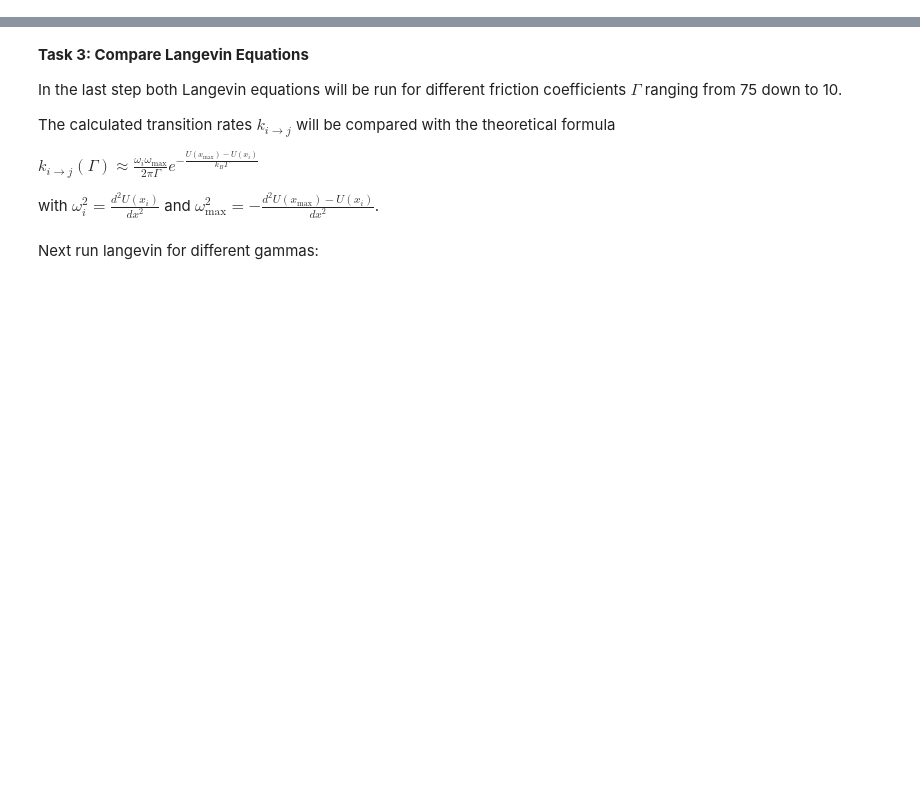
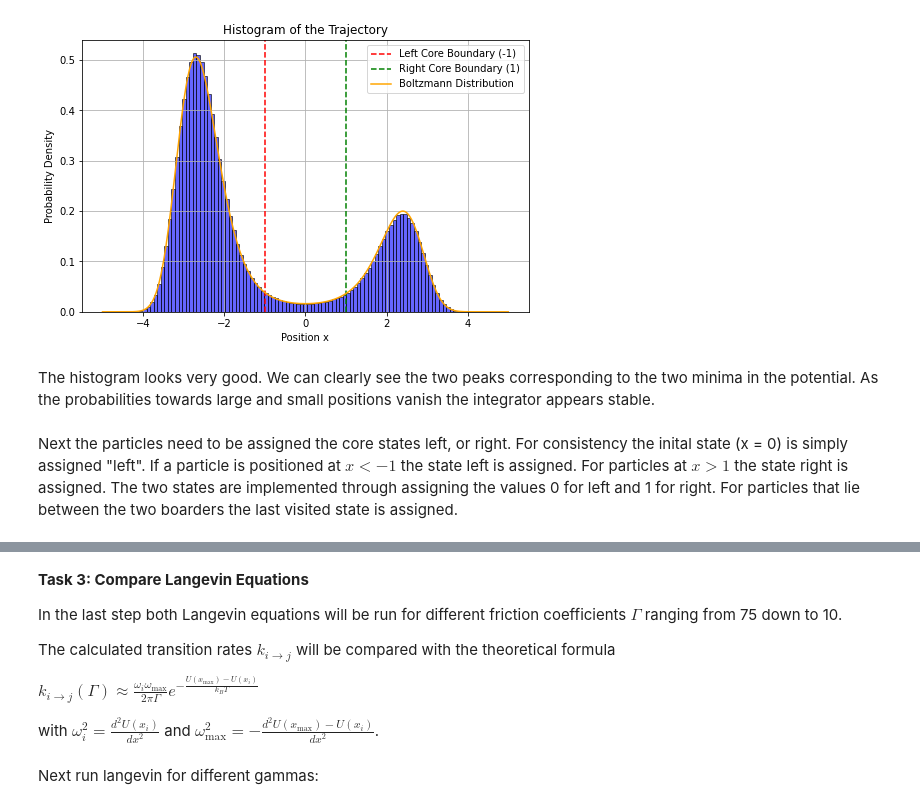
Before and after one commit to fsonak/VL_CCS, a Jupyter notebook: final_project_project_5.ipynb, the cells around one changed output, grey strips where cells are left out. Drawn from its saved outputs; the diff is of its cells as text; code cells hidden in the pictures; blank space fills up the shorter version.

```diff
--- a/final_project_project_5.ipynb
+++ b/final_project_project_5.ipynb
@@ -205 +208,41 @@ Next the particles need to be assigned the core states left, or right. For consi
+# %%
+# Plot histogram of the trajectory
+plt.figure(figsize=(8, 5))
+plt.hist(positions_markovian, bins=100, density=True, color="blue", alpha=0.6, edgecolor="black")
+
+# Mark core state boundaries
+plt.axvline(-1, color="red", linestyle="--", label="Left Core Boundary (-1)")
+plt.axvline(1, color="green", linestyle="--", label="Right Core Boundary (1)")
+
+
+
+
+
+# The next part is simply for visualising the Bolzmann distribution for the correct potential
+
+# Define the Boltzmann distribution P(x) ∝ exp(-U(x) / k_B T)
+def boltzmann_distribution(x, k_B_x_T):
+    P_x = np.exp(-U(x, k_B_x_T) / k_B_x_T)
+    return P_x / np.trapz(P_x, x)  # Normalise by dividing through the integration of the Boltzmann distribution
+
+# Compute theoretical Boltzmann distribution
+P_x = boltzmann_distribution(x, k_B_x_T)
+
+plt.plot(x, P_x, label="Boltzmann Distribution", color="orange")
+
+plt.xlabel("Position x")
+plt.ylabel("Probability Density")
+plt.title("Histogram of the Trajectory")
+plt.legend()
+plt.grid(True)
+plt.show()
+# %% [output]
+[figure, added]
+# %% [markdown]
+The histogram looks very good. We can clearly see the two peaks corresponding to the two minima in the potential. As the probabilities towards large and small positions vanish the integrator appears stable.
+# %% [markdown]
+Next the particles need to be assigned the core states left, or right. For consistency the inital state (x = 0) is simply assigned "left".
+If a particle is positioned at $x < -1 $ the state left is assigned. For particles at $x > 1$ the state right is assigned.
+The two states are implemented through assigning the values 0 for left and 1 for right.
+For particles that lie between the two boarders the last visited state is assigned.
 # %%
```
Also changed, not shown: parts of 67 cells of this notebook.
